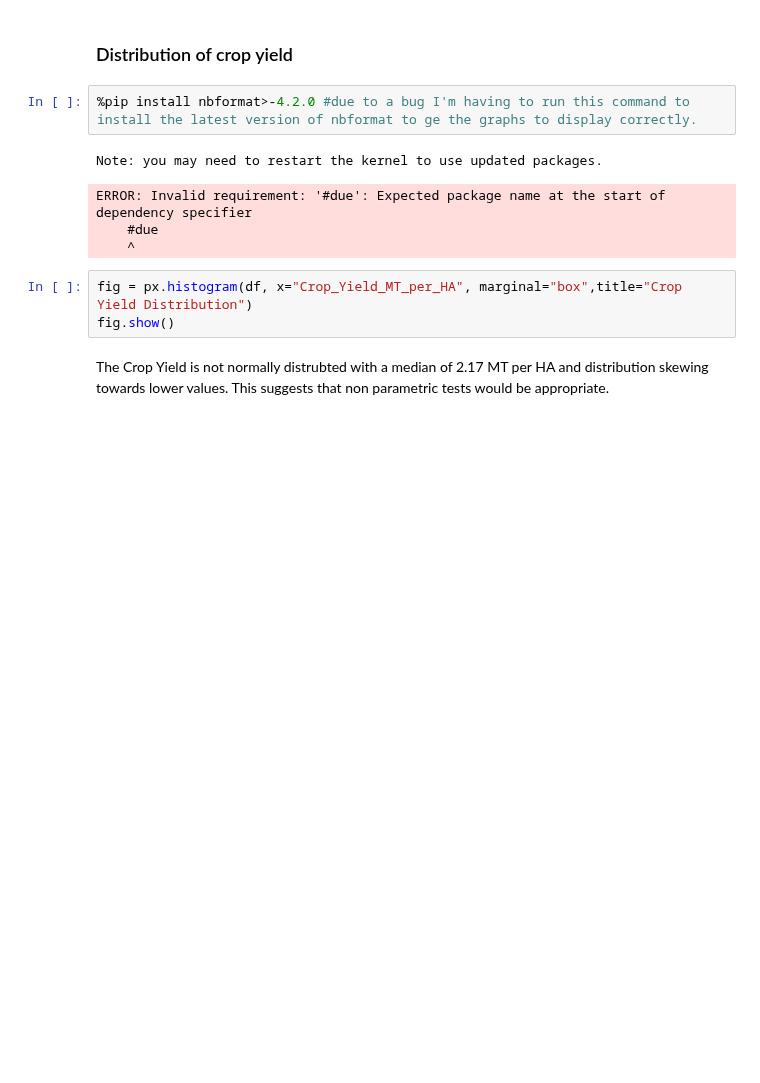
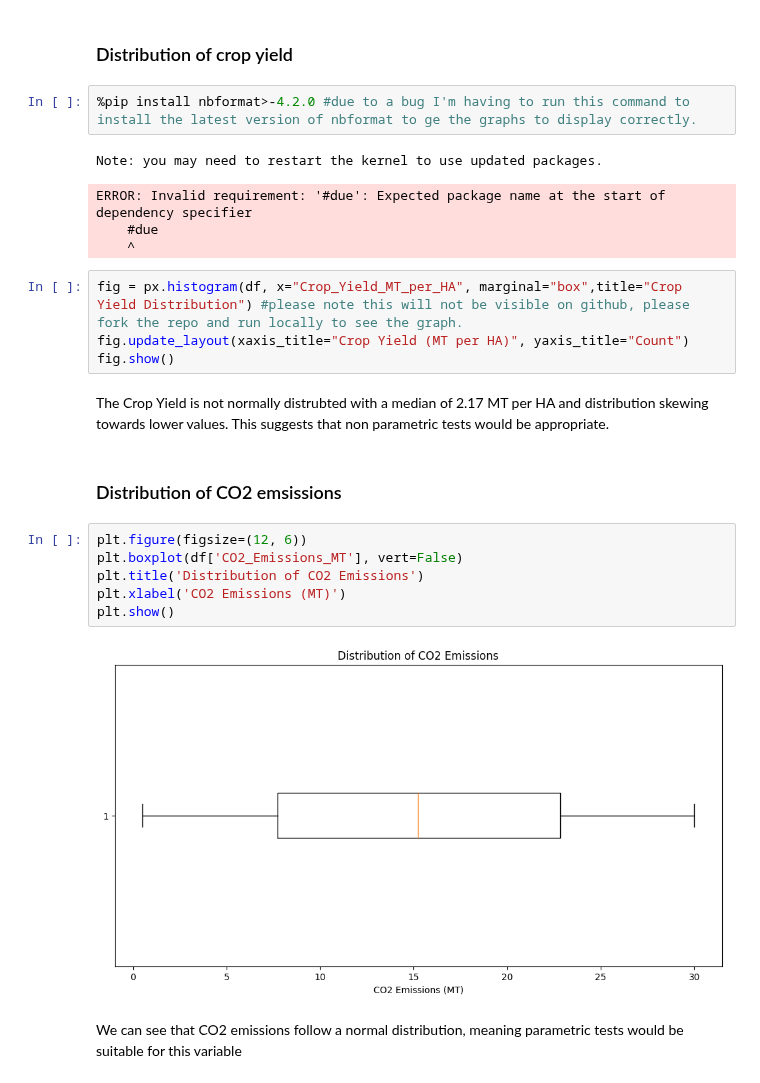
Before and after one commit to Janeweightman/Climate-Change-Impact-on-Agriculture-, a Jupyter notebook: jupyter_notebooks/data-visualisations.ipynb, the cells around one changed output. Drawn from its saved outputs; the diff is of its cells as text; blank space fills up the shorter version.

Commit message:
Add boxplot + add minor edits to page

```diff
--- a/jupyter_notebooks/data-visualisations.ipynb
+++ b/jupyter_notebooks/data-visualisations.ipynb
@@ -63,7 +63,20 @@ ERROR: Invalid requirement: '#due': Expected package name at the start of depend
     #due
     ^
 # %%
-fig = px.histogram(df, x="Crop_Yield_MT_per_HA", marginal="box",title="Crop Yield Distribution")
+fig = px.histogram(df, x="Crop_Yield_MT_per_HA", marginal="box",title="Crop Yield Distribution") #please note this will not be visible on github, please fork the repo and run locally to see the graph.
+fig.update_layout(xaxis_title="Crop Yield (MT per HA)", yaxis_title="Count")
 fig.show()
 # %% [markdown]
 The Crop Yield is not normally distrubted with a median of 2.17 MT per HA and distribution skewing towards lower values. This suggests that non parametric tests would be appropriate.
+# %% [markdown]
+### Distribution of CO2 emsissions
+# %%
+plt.figure(figsize=(12, 6))
+plt.boxplot(df['CO2_Emissions_MT'], vert=False)
+plt.title('Distribution of CO2 Emissions')
+plt.xlabel('CO2 Emissions (MT)')
+plt.show()
+# %% [output]
+[figure, added]
+# %% [markdown]
+We can see that CO2 emissions follow a normal distribution, meaning parametric tests would be suitable for this variable
```
